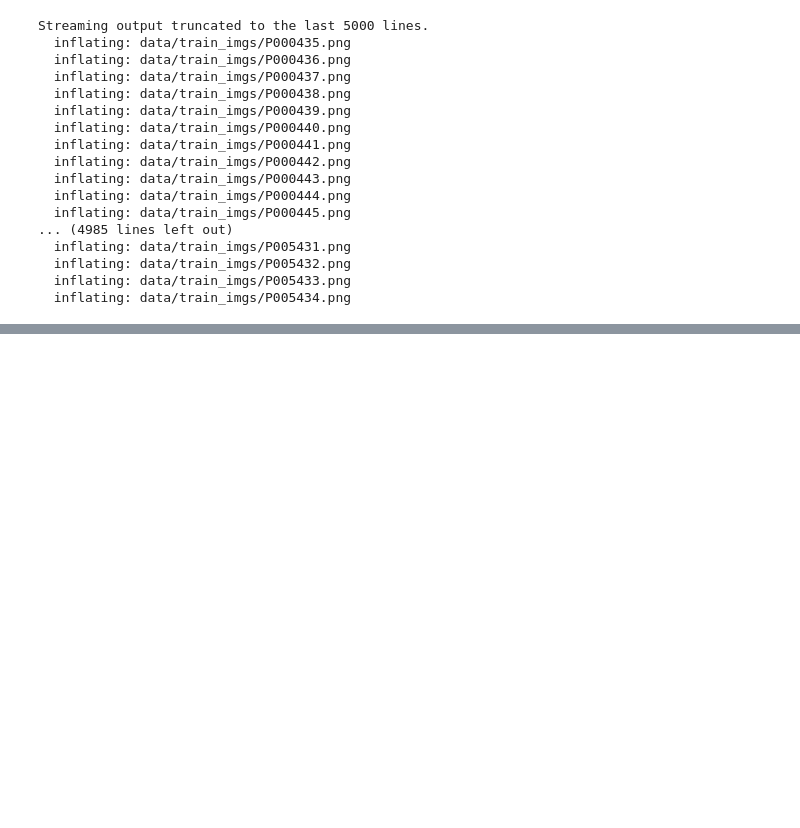
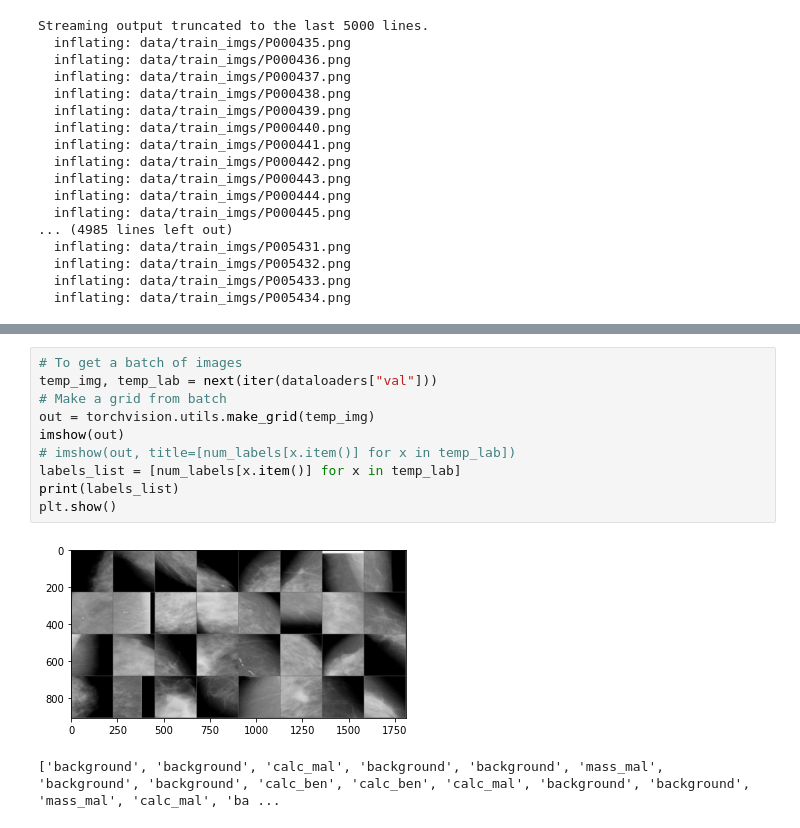
Before and after one commit to chrisporras/graddiss, a Jupyter notebook: GradientDissentersHackathon2023.ipynb, the cells around one changed output, grey strips where cells are left out. Drawn from its saved outputs; the diff is of its cells as text; blank space fills up the shorter version.

```diff
--- a/GradientDissentersHackathon2023.ipynb
+++ b/GradientDissentersHackathon2023.ipynb
@@ -406,0 +505,13 @@ plt.show()
+# %%
+# To get a batch of images
+temp_img, temp_lab = next(iter(dataloaders["val"]))
+# Make a grid from batch
+out = torchvision.utils.make_grid(temp_img)
+imshow(out)
+# imshow(out, title=[num_labels[x.item()] for x in temp_lab])
+labels_list = [num_labels[x.item()] for x in temp_lab]
+print(labels_list)
+plt.show()
+# %% [output]
+[figure, added]
+['background', 'background', 'calc_mal', 'background', 'background', 'mass_mal', 'background', 'background', 'calc_ben', 'calc_ben', 'calc_mal', 'background', 'background', 'mass_mal', 'calc_mal', 'ba ...
```
Also changed, not shown: parts of 228 cells of this notebook.
